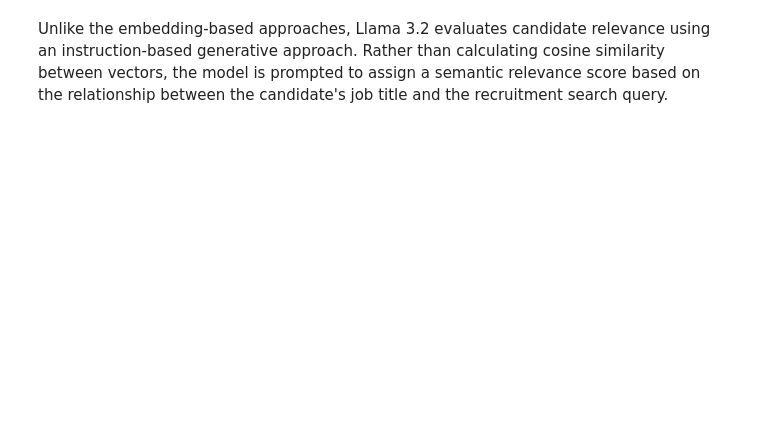
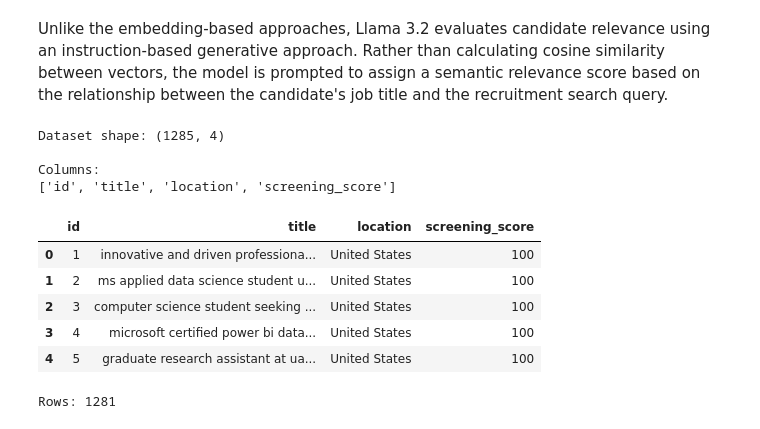
Before and after one commit to DillonR03/Potential-Talents-Candidate-Ranking-Model, a Jupyter notebook: PotentialTalentsNotebook.ipynb, the cells around one changed output. Drawn from its saved outputs; the diff is of its cells as text; code cells hidden in the pictures; blank space fills up the shorter version.

```diff
--- a/PotentialTalentsNotebook.ipynb
+++ b/PotentialTalentsNotebook.ipynb
@@ -998,2 +998,34 @@ llama_ranked[
 # %% [markdown]
 Unlike the embedding-based approaches, Llama 3.2 evaluates candidate relevance using an instruction-based generative approach. Rather than calculating cosine similarity between vectors, the model is prompted to assign a semantic relevance score based on the relationship between the candidate's job title and the recruitment search query.
+# %%
+import torch
+
+file_path = "data/Extended Dataset for Potential Talents 7.xlsx"
+
+training_data = pd.read_excel(file_path)
+
+print("Dataset shape:", training_data.shape)
+print("\nColumns:")
+print(training_data.columns.tolist())
+
+display(training_data.head())
+# %% [output]
+Dataset shape: (1285, 4)
+
+Columns:
+['id', 'title', 'location', 'screening_score']
+|  | id | title | location | screening_score |
+| 0 | 1 | innovative and driven professiona... | United States | 100 |
+| 1 | 2 | ms applied data science student u... | United States | 100 |
+| 2 | 3 | computer science student seeking ... | United States | 100 |
+| 3 | 4 | microsoft certified power bi data... | United States | 100 |
+| 4 | 5 | graduate research assistant at ua... | United States | 100 |
+# %%
+training_data = training_data.dropna(subset=["title", "screening_score"]).copy()
+
+training_data["title"] = training_data["title"].astype(str)
+training_data["screening_score"] = training_data["screening_score"].astype(int)
+
+print("Rows:", len(training_data))
+# %% [output]
+Rows: 1281
```
Also changed, not shown: parts of 29 cells of this notebook, 1 other file.
